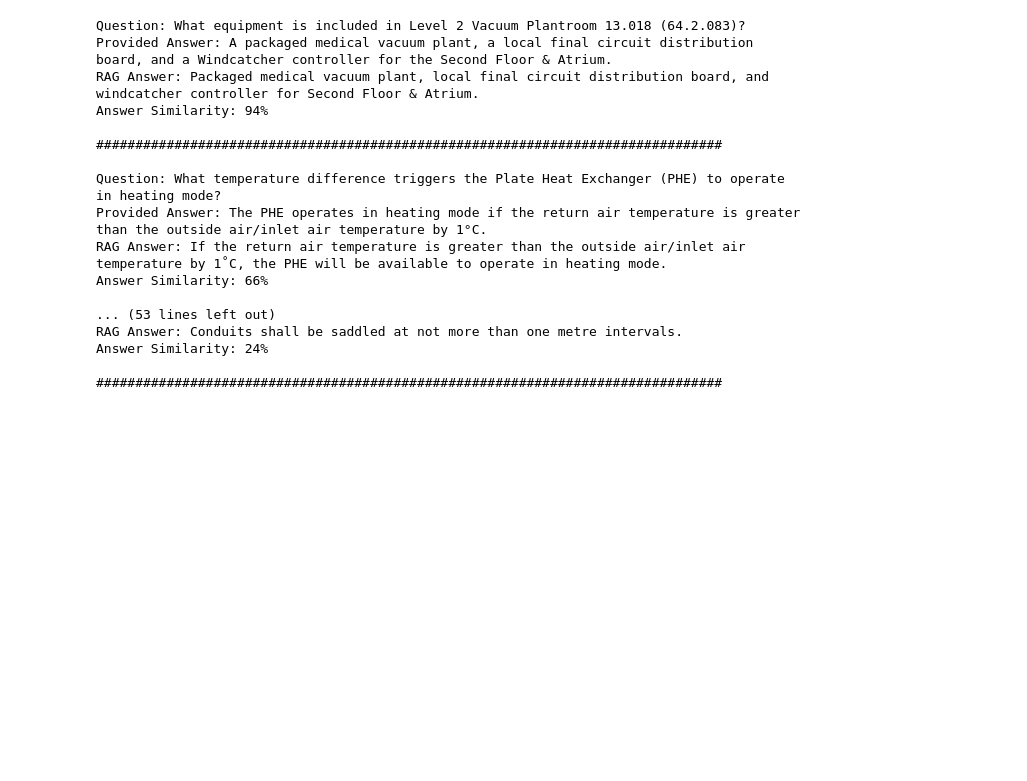
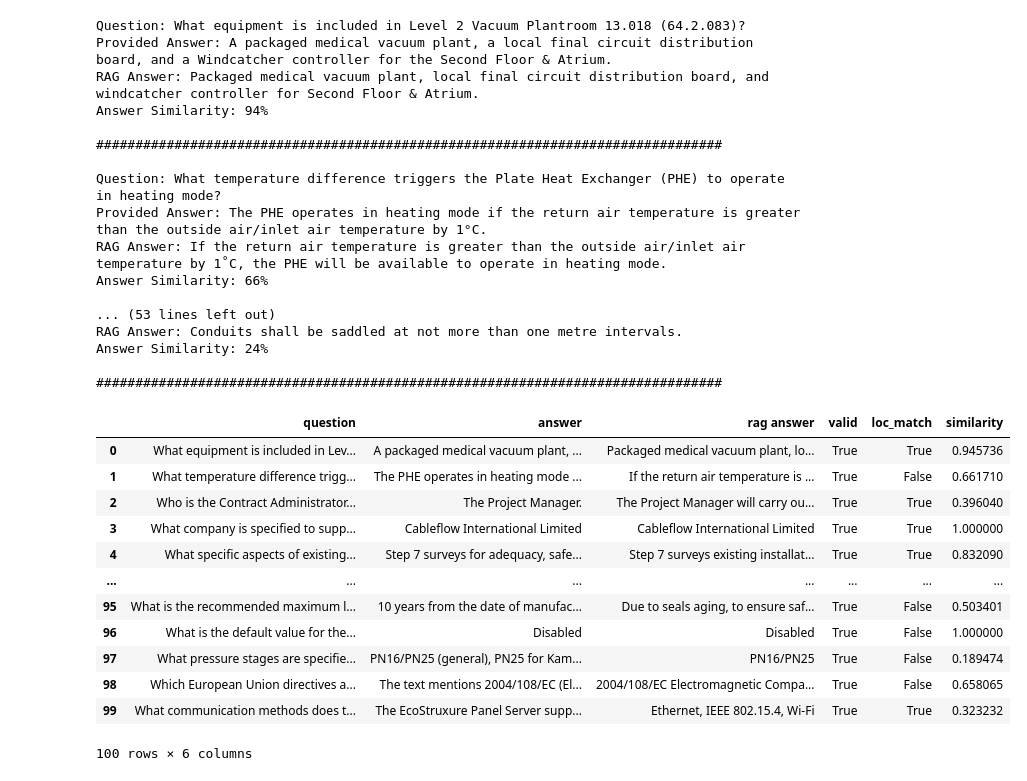
Before and after one commit to OcarinhaOfTime/teci_final_project, a Jupyter notebook: notebooks/rag_metrics.ipynb, the cells around one changed output. Saved outputs shown, nothing was run; the diff lists cells and outputs as text; code cells hidden in the pictures; blank space fills up the shorter version.

```diff
--- a/notebooks/rag_metrics.ipynb
+++ b/notebooks/rag_metrics.ipynb
@@ -156,0 +174,16 @@ Answer Similarity: 24%
+# %%
+df
+# %% [output]
+|  | question | answer | rag answer | valid | loc_match | similarity |
+| 0 | What equipment is included in Lev... | A packaged medical vacuum plant, ... | Packaged medical vacuum plant, lo... | True | True | 0.945736 |
+| 1 | What temperature difference trigg... | The PHE operates in heating mode ... | If the return air temperature is ... | True | False | 0.661710 |
+| 2 | Who is the Contract Administrator... | The Project Manager. | The Project Manager will carry ou... | True | True | 0.396040 |
+| 3 | What company is specified to supp... | Cableflow International Limited | Cableflow International Limited | True | True | 1.000000 |
+| 4 | What specific aspects of existing... | Step 7 surveys for adequacy, safe... | Step 7 surveys existing installat... | True | True | 0.832090 |
+| ... | ... | ... | ... | ... | ... | ... |
+| 95 | What is the recommended maximum l... | 10 years from the date of manufac... | Due to seals aging, to ensure saf... | True | False | 0.503401 |
+| 96 | What is the default value for the... | Disabled | Disabled | True | False | 1.000000 |
+| 97 | What pressure stages are specifie... | PN16/PN25 (general), PN25 for Kam... | PN16/PN25 | True | False | 0.189474 |
+| 98 | Which European Union directives a... | The text mentions 2004/108/EC (El... | 2004/108/EC Electromagnetic Compa... | True | False | 0.658065 |
+| 99 | What communication methods does t... | The EcoStruxure Panel Server supp... | Ethernet, IEEE 802.15.4, Wi-Fi | True | True | 0.323232 |
+100 rows × 6 columns
```
Also changed, not shown: parts of 9 cells of this notebook, 3 other files.
